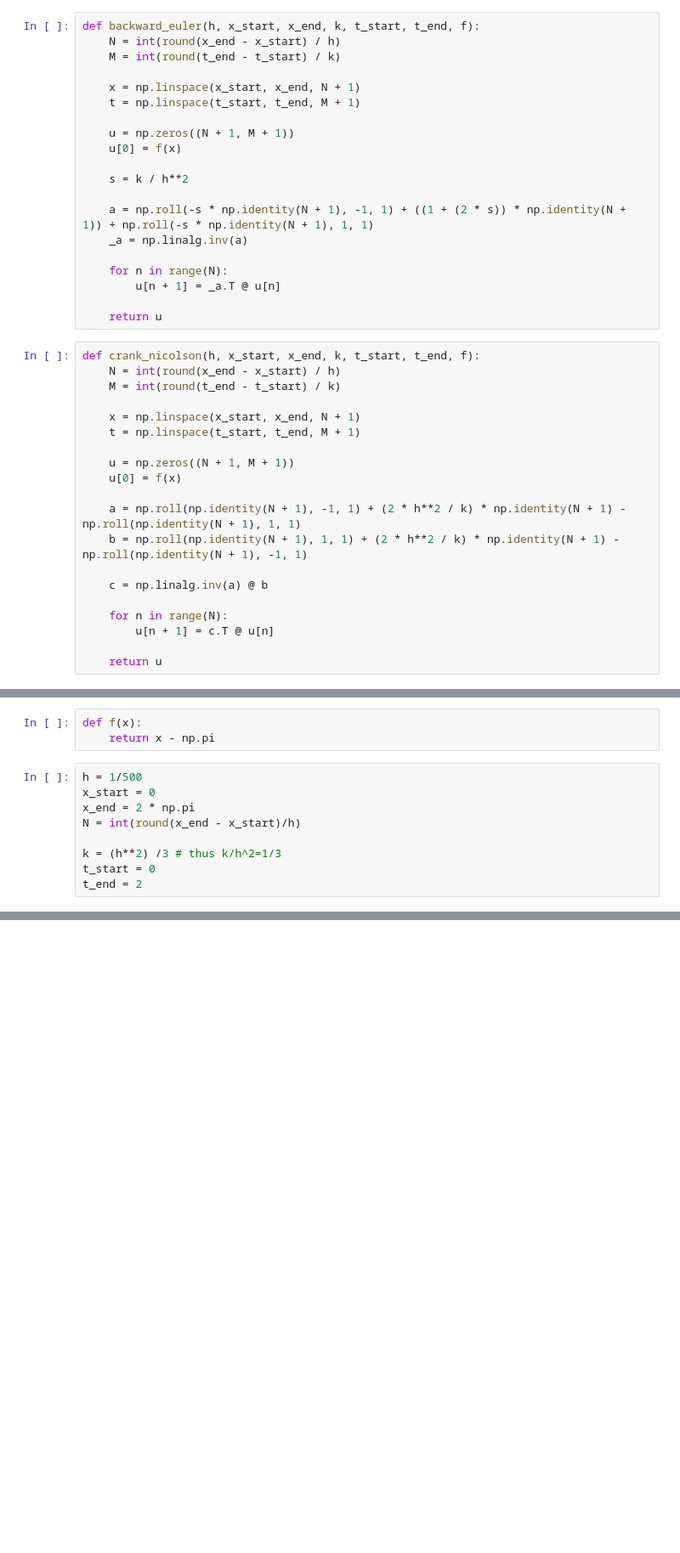
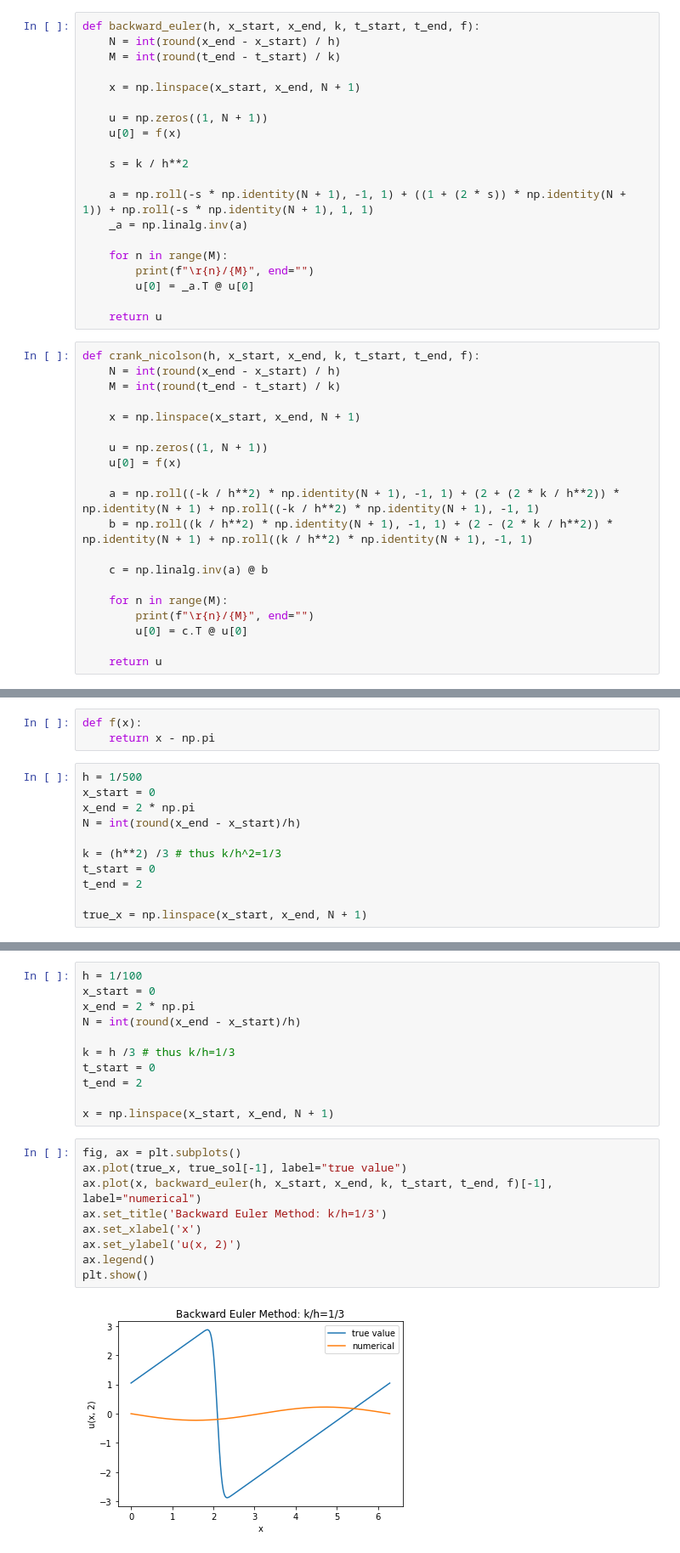
Before and after one commit to ianpotpie/APMA2550, a Jupyter notebook: assignments/hw02/APMA2550_HW02.ipynb, the cells around one changed output, grey strips where cells are left out. Shown: that part at 85% size. Drawn from its saved outputs; the diff is of its cells as text; blank space fills up the shorter version.

```diff
--- a/assignments/hw02/APMA2550_HW02.ipynb
+++ b/assignments/hw02/APMA2550_HW02.ipynb
@@ -259,9 +259,8 @@ def backward_euler(h, x_start, x_end, k, t_start, t_end, f):
     M = int(round(t_end - t_start) / k)
 
     x = np.linspace(x_start, x_end, N + 1)
-    t = np.linspace(t_start, t_end, M + 1)
 
-    u = np.zeros((N + 1, M + 1))
+    u = np.zeros((1, N + 1))
     u[0] = f(x)
 
     s = k / h**2
@@ -269,8 +268,9 @@ def backward_euler(h, x_start, x_end, k, t_start, t_end, f):
     a = np.roll(-s * np.identity(N + 1), -1, 1) + ((1 + (2 * s)) * np.identity(N + 1)) + np.roll(-s * np.identity(N + 1), 1, 1)
     _a = np.linalg.inv(a)
 
-    for n in range(N):
-        u[n + 1] = _a.T @ u[n]
+    for n in range(M):
+        print(f"\r{n}/{M}", end="")
+        u[0] = _a.T @ u[0]
 
     return u
 # %%
@@ -279,18 +279,18 @@ def crank_nicolson(h, x_start, x_end, k, t_start, t_end, f):
     M = int(round(t_end - t_start) / k)
 
     x = np.linspace(x_start, x_end, N + 1)
-    t = np.linspace(t_start, t_end, M + 1)
 
-    u = np.zeros((N + 1, M + 1))
+    u = np.zeros((1, N + 1))
     u[0] = f(x)
 
-    a = np.roll(np.identity(N + 1), -1, 1) + (2 * h**2 / k) * np.identity(N + 1) - np.roll(np.identity(N + 1), 1, 1)
-    b = np.roll(np.identity(N + 1), 1, 1) + (2 * h**2 / k) * np.identity(N + 1) - np.roll(np.identity(N + 1), -1, 1)
+    a = np.roll((-k / h**2) * np.identity(N + 1), -1, 1) + (2 + (2 * k / h**2)) * np.identity(N + 1) + np.roll((-k / h**2) * np.identity(N + 1), -1, 1)
+    b = np.roll((k / h**2) * np.identity(N + 1), -1, 1) + (2 - (2 * k / h**2)) * np.identity(N + 1) + np.roll((k / h**2) * np.identity(N + 1), -1, 1)
 
     c = np.linalg.inv(a) @ b
 
-    for n in range(N):
-        u[n + 1] = c.T @ u[n]
+    for n in range(M):
+        print(f"\r{n}/{M}", end="")
+        u[0] = c.T @ u[0]
 
     return u
 # %%
@@ -336,6 +336,8 @@ N = int(round(x_end - x_start)/h)
 k = (h**2) /3 # thus k/h^2=1/3
 t_start = 0
 t_end = 2
+
+true_x = np.linspace(x_start, x_end, N + 1)
 # %%
 true_sol = crank_nicolson(h, x_start, x_end, k, t_start, t_end, f)
 # %% [output]
@@ -342,0 +345,22 @@ MemoryError: Unable to allocate 33.5 GiB for an array with shape (3001, 1500001)
+# %%
+h = 1/100
+x_start = 0
+x_end = 2 * np.pi
+N = int(round(x_end - x_start)/h)
+
+k = h /3 # thus k/h=1/3
+t_start = 0
+t_end = 2
+
+x = np.linspace(x_start, x_end, N + 1)
+# %%
+fig, ax = plt.subplots()
+ax.plot(true_x, true_sol[-1], label="true value")
+ax.plot(x, backward_euler(h, x_start, x_end, k, t_start, t_end, f)[-1], label="numerical")
+ax.set_title('Backward Euler Method: k/h=1/3')
+ax.set_xlabel('x')
+ax.set_ylabel('u(x, 2)')
+ax.legend()
+plt.show()
+# %% [output]
+[figure, added]
```
Also changed, not shown: parts of 7 cells of this notebook.
